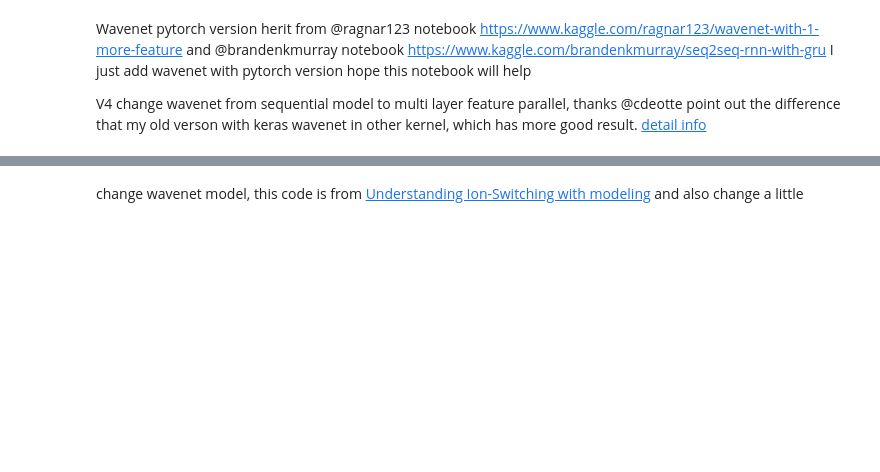
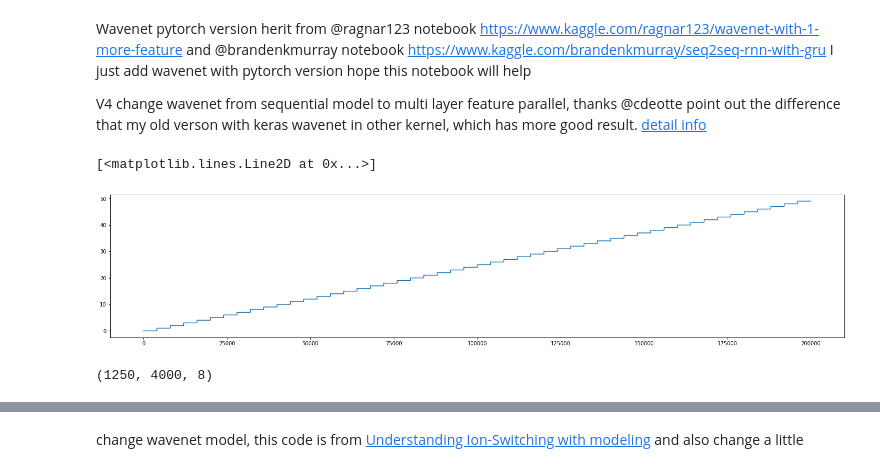
Before and after one commit to yuan1202/ion_switching, a Jupyter notebook: code/public_wavenet-pytorch.ipynb, the cells around one changed output, grey strips where cells are left out. Saved outputs shown, nothing was run; the diff lists cells and outputs as text; code cells hidden in the pictures; blank space fills up the shorter version.

Commit message:
first submission using wavenet;

```diff
--- a/code/public_wavenet-pytorch.ipynb
+++ b/code/public_wavenet-pytorch.ipynb
@@ -139,3 +139,13 @@ def split(GROUP_BATCH_SIZE=4000, SPLITS=5):
     test = np.array(list(test.groupby('group').apply(lambda x: x[features].values)))
     print(train.shape, test.shape, train_tr.shape)
     return train, test, train_tr, new_splits
+# %%
+train, test, sample_submission = read_data()
+train, test = normalize(train, test)
+
+# train = run_feat_engineering(train, batch_size=GROUP_BATCH_SIZE)
+# test = run_feat_engineering(test, batch_size=GROUP_BATCH_SIZE)
+# train, test, features = feature_selection(train, test)
+
+# target = ['open_channels']
+# group = train['group']
@@ -141,0 +154,8 @@ def split(GROUP_BATCH_SIZE=4000, SPLITS=5):
+# %%
+a = train.groupby(train.index//4000, sort=False)['signal'].agg(['ngroup']).values
+# %%
+_, ax = plt.subplots(1, 1, figsize=(25, 5))
+ax.plot(a[:200000])
+# %% [output]
+[<matplotlib.lines.Line2D at 0x...>]
+[figure, added]
@@ -141,0 +167,4 @@ def split(GROUP_BATCH_SIZE=4000, SPLITS=5):
+# %%
+train_gb.shape
+# %% [output]
+(1250, 4000, 8)
```
Also changed, not shown: parts of 17 cells of this notebook, 8 other files.
